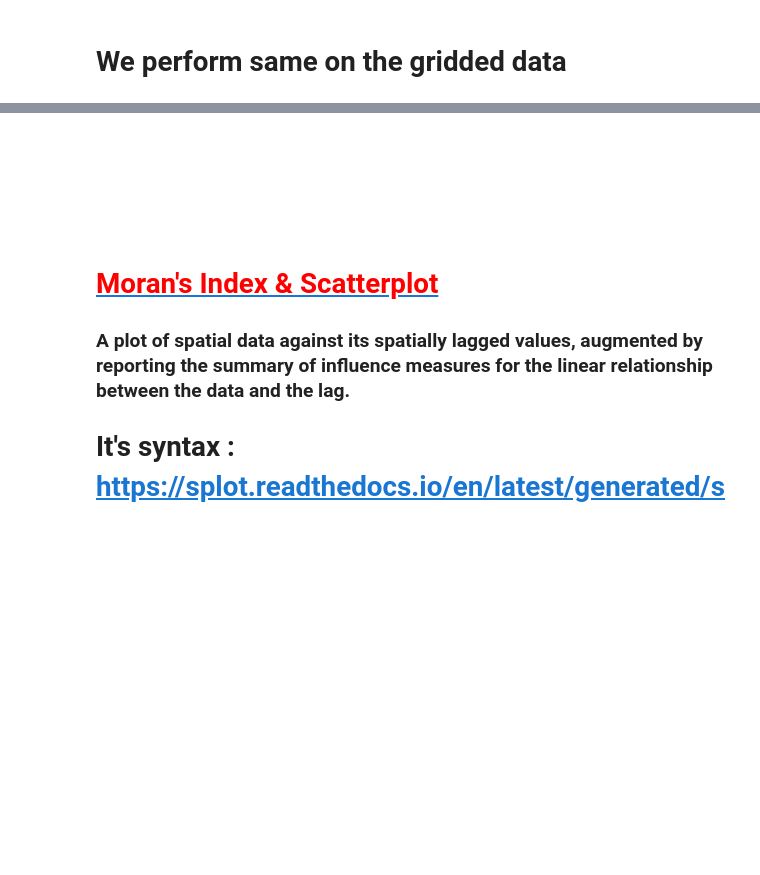
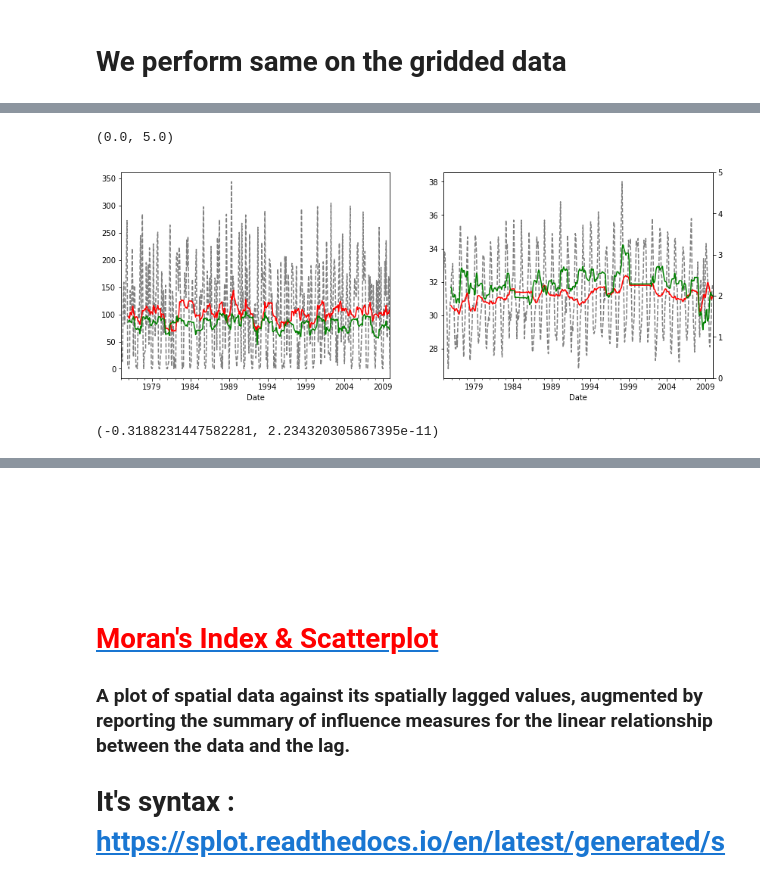
Before and after one commit to jeffjay88/WASCAL_SCourse_Statistics_2022, a Jupyter notebook: SCourse_Data_Statistics.ipynb, the cells around one changed output, grey strips where cells are left out. Drawn from its saved outputs; the diff is of its cells as text; code cells hidden in the pictures; blank space fills up the shorter version.

```diff
--- a/SCourse_Data_Statistics.ipynb
+++ b/SCourse_Data_Statistics.ipynb
@@ -887 +853,3 @@ graph = ic_algorithm.search(X, variable_types)
+# %%
+df_GCT = pd.read_excel('data/WascalTS.xlsx', sheet_name='Sheet1', index_col='Date')
 # %%
@@ -905,0 +865,20 @@ ic_algorithm.separating_set
+# %%
+fig, axes = plt.subplots(ncols=2, figsize=(14,5))
+
+df_GCT['Rainfall'].plot(ax = axes[0], linestyle='dashed', color='grey')
+df_GCT['Rainfall'].rolling(window=12).mean().plot(ax = axes[0], color='r')
+df_GCT['Rainfall'].rolling(window=12).std().plot(ax = axes[0], color='g')
+
+
+df_GCT['Temp(max)'].plot(ax = axes[1], linestyle='dashed', color='grey')
+df_GCT['Temp(max)'].rolling(window=12).mean().plot(ax = axes[1], color='r')
+ax = axes[1].twinx()
+df_GCT['Temp(max)'].rolling(window=12).std().plot(ax = ax, color='g')
+ax.set_ylim(0,5)
+# %% [output]
+(0.0, 5.0)
+[figure, added]
+# %%
+pearson_corr(df_GCT['Temp(max)'],df_GCT['Rainfall'], )
+# %% [output]
+(-0.3188231447582281, 2.234320305867395e-11)
```
Also changed, not shown: parts of 87 cells of this notebook.
